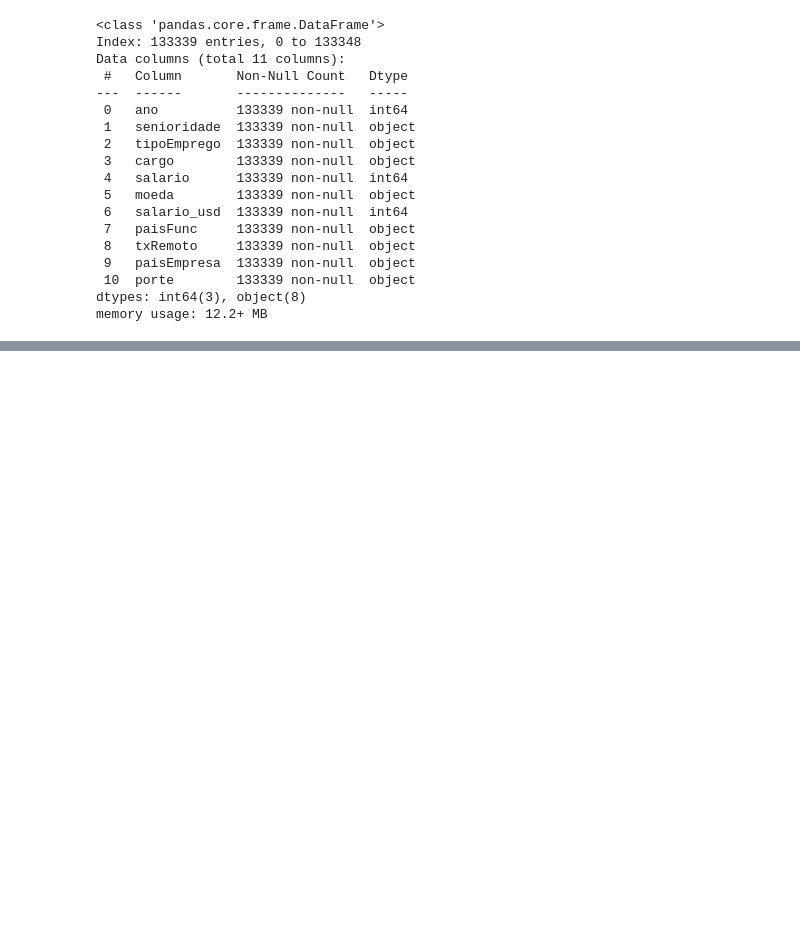
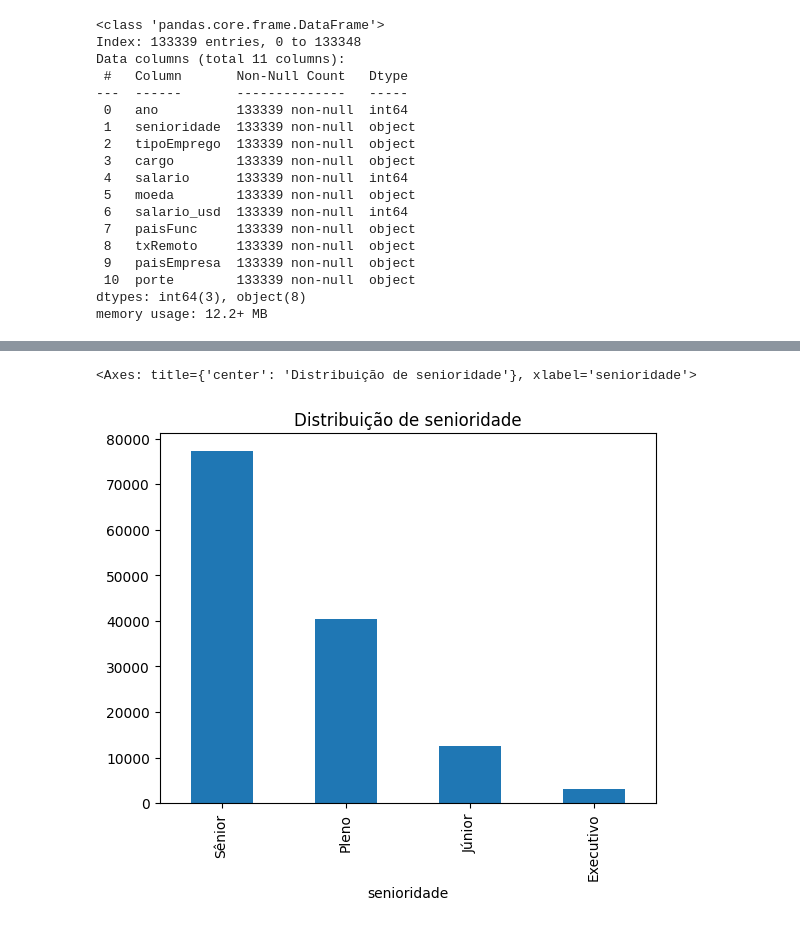
Before and after one commit to IagoMat/analise-salarios-dados, a Jupyter notebook: notebook/analise_salarios_dados.ipynb, the cells around one changed output, grey strips where cells are left out. Drawn from its saved outputs; the diff is of its cells as text; code cells hidden in the pictures; blank space fills up the shorter version.

Commit message:
Adiciona visualizações e gráficos interativos

```diff
--- a/notebook/analise_salarios_dados.ipynb
+++ b/notebook/analise_salarios_dados.ipynb
@@ -397,0 +409,6 @@ memory usage: 12.2+ MB
+# %%
+df_limpo['senioridade'].value_counts().plot(kind='bar', title = "Distribuição de senioridade")
+# Conta a frequência de cada valor único na coluna 'senioridade' e gera um gráfico de barras
+# %% [output]
+<Axes: title={'center': 'Distribuição de senioridade'}, xlabel='senioridade'>
+[figure, added]
```
Also changed, not shown: parts of 23 cells of this notebook.
